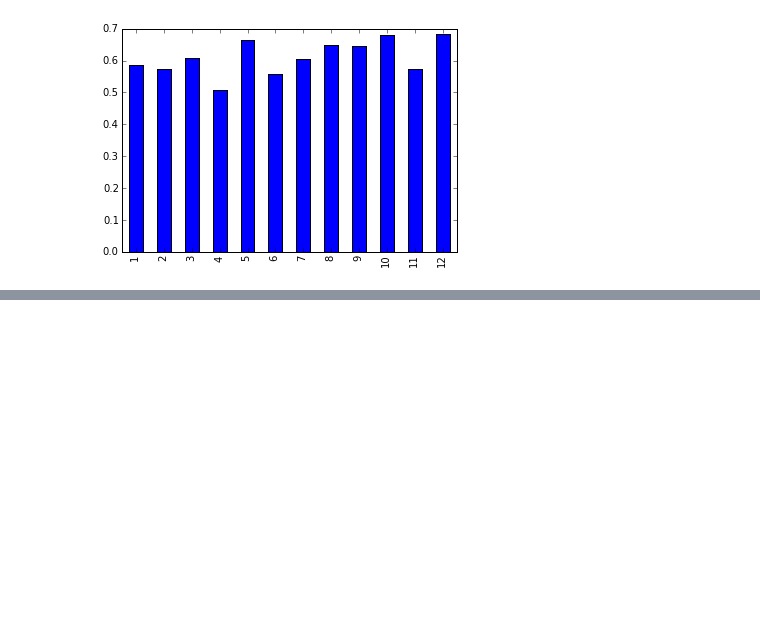
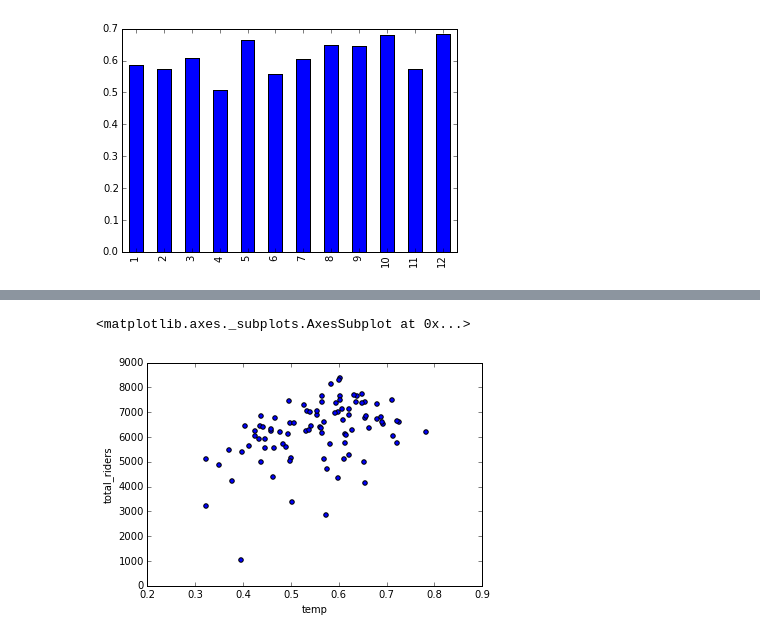
Before and after one commit to tlake/bikeshare, a Jupyter notebook: bikeshare_plots.ipynb, the cells around one changed output, grey strips where cells are left out. Saved outputs shown, nothing was run; the diff lists cells and outputs as text; code cells hidden in the pictures; blank space fills up the shorter version.

```diff
--- a/bikeshare_plots.ipynb
+++ b/bikeshare_plots.ipynb
@@ -140,0 +108,7 @@ avg_humidity.plot(kind='bar')
+# %%
+spring_daily_vol = weather.loc[weather['season_desc'] == 'spring']
+# %%
+spring_daily_vol.plot(kind='scatter', x='temp', y='total_riders')
+# %% [output]
+<matplotlib.axes._subplots.AxesSubplot at 0x...>
+[figure, added]
```
Also changed, not shown: parts of 9 cells of this notebook, 1 other file.
